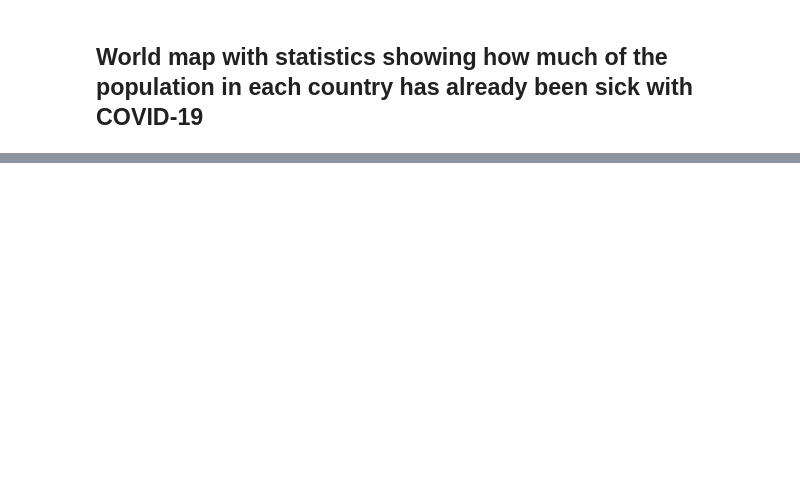
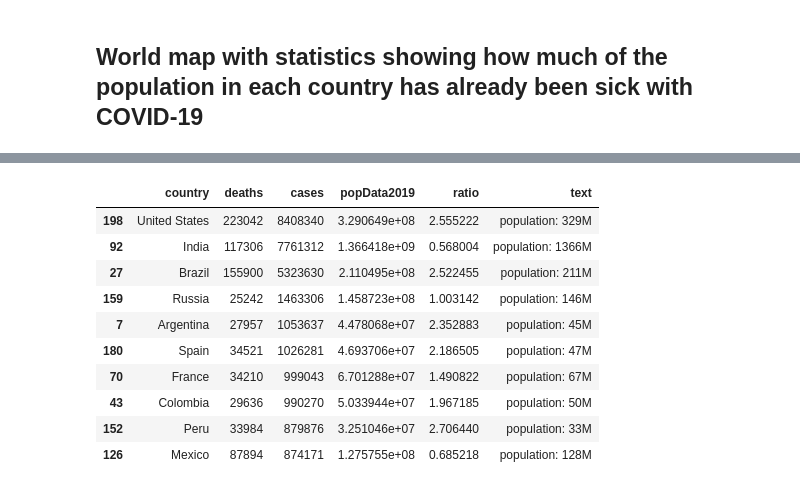
Before and after one commit to LukaszSwolkien/Covid19, a Jupyter notebook: notebooks/World.ipynb, the cells around one changed output, grey strips where cells are left out. Drawn from its saved outputs; the diff is of its cells as text; code cells hidden in the pictures; blank space fills up the shorter version.

```diff
--- a/notebooks/World.ipynb
+++ b/notebooks/World.ipynb
@@ -78,0 +62,14 @@ choromap.show()
+# %%
+summary.head(10)
+# %% [output]
+|  | country | deaths | cases | popData2019 | ratio | text |
+| 198 | United States | 223042 | 8408340 | 3.290649e+08 | 2.555222 | population: 329M |
+| 92 | India | 117306 | 7761312 | 1.366418e+09 | 0.568004 | population: 1366M |
+| 27 | Brazil | 155900 | 5323630 | 2.110495e+08 | 2.522455 | population: 211M |
+| 159 | Russia | 25242 | 1463306 | 1.458723e+08 | 1.003142 | population: 146M |
+| 7 | Argentina | 27957 | 1053637 | 4.478068e+07 | 2.352883 | population: 45M |
+| 180 | Spain | 34521 | 1026281 | 4.693706e+07 | 2.186505 | population: 47M |
+| 70 | France | 34210 | 999043 | 6.701288e+07 | 1.490822 | population: 67M |
+| 43 | Colombia | 29636 | 990270 | 5.033944e+07 | 1.967185 | population: 50M |
+| 152 | Peru | 33984 | 879876 | 3.251046e+07 | 2.706440 | population: 33M |
+| 126 | Mexico | 87894 | 874171 | 1.275755e+08 | 0.685218 | population: 128M |
```
Also changed, not shown: parts of 7 cells of this notebook, 14 other files.
